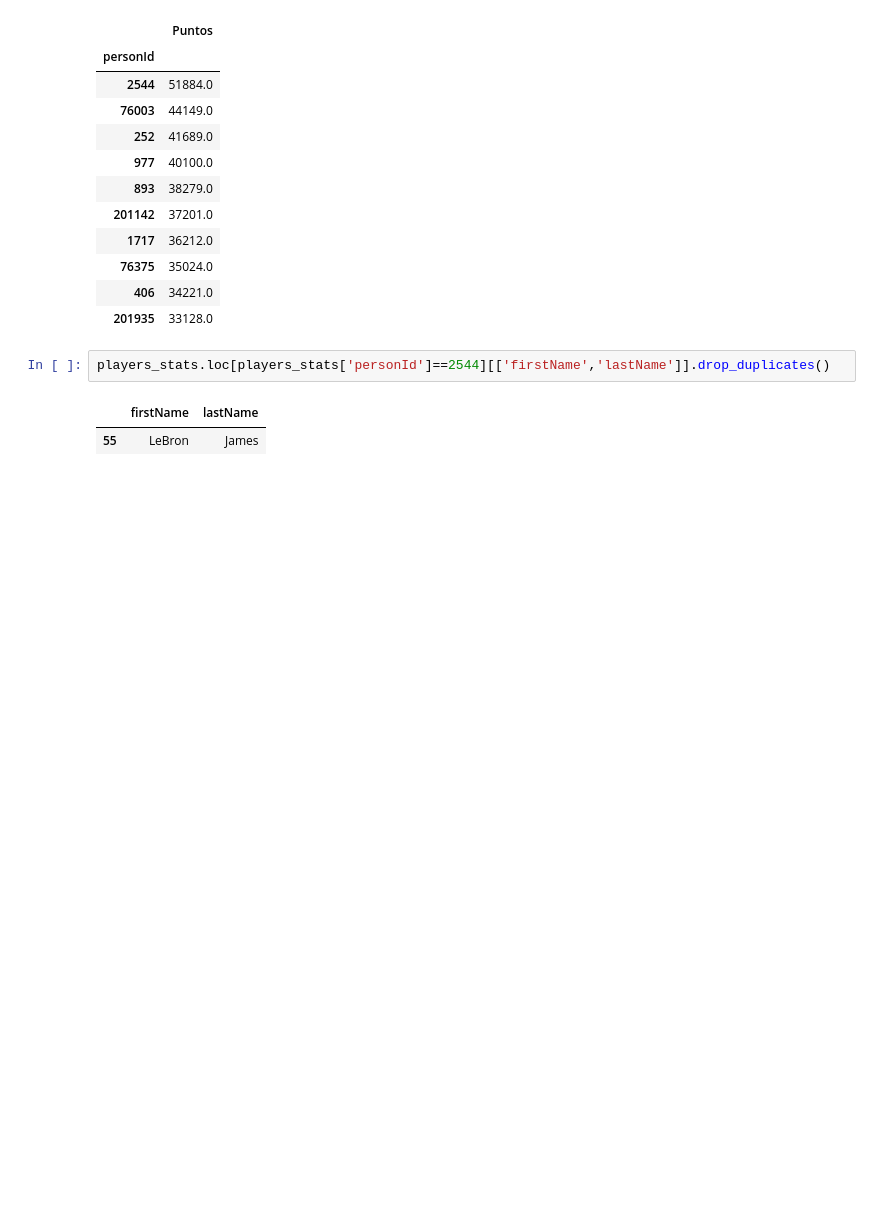
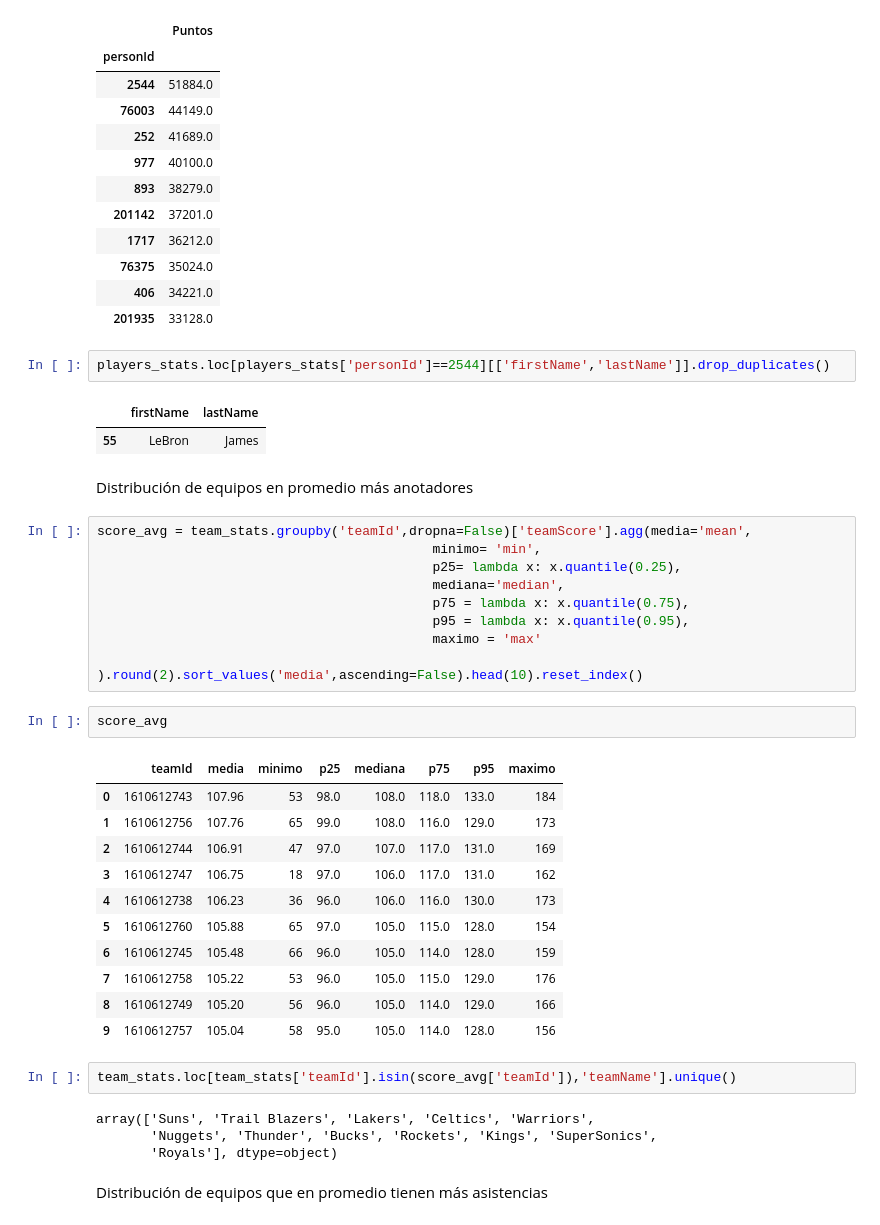
Before and after one commit to 2roma5/Diplomado_M1, a Jupyter notebook: nba.ipynb, the cells around one changed output. Cells and saved outputs as stored; diff of their text form; blank space fills up the shorter version.

```diff
--- a/nba.ipynb
+++ b/nba.ipynb
@@ -807,3 +794,36 @@ players_stats.loc[players_stats['personId']==2544][['firstName','lastName']].dro
 # %% [output]
 |  | firstName | lastName |
 | 55 | LeBron | James |
+# %% [markdown]
+Distribución de equipos en promedio más anotadores
+# %%
+score_avg = team_stats.groupby('teamId',dropna=False)['teamScore'].agg(media='mean',
+                                           minimo= 'min',
+                                           p25= lambda x: x.quantile(0.25),
+                                           mediana='median',
+                                           p75 = lambda x: x.quantile(0.75),
+                                           p95 = lambda x: x.quantile(0.95),
+                                           maximo = 'max'
+                                           ).round(2).sort_values('media',ascending=False).head(10).reset_index()
+# %%
+score_avg
+# %% [output]
+|  | teamId | media | minimo | p25 | mediana | p75 | p95 | maximo |
+| 0 | 1610612743 | 107.96 | 53 | 98.0 | 108.0 | 118.0 | 133.0 | 184 |
+| 1 | 1610612756 | 107.76 | 65 | 99.0 | 108.0 | 116.0 | 129.0 | 173 |
+| 2 | 1610612744 | 106.91 | 47 | 97.0 | 107.0 | 117.0 | 131.0 | 169 |
+| 3 | 1610612747 | 106.75 | 18 | 97.0 | 106.0 | 117.0 | 131.0 | 162 |
+| 4 | 1610612738 | 106.23 | 36 | 96.0 | 106.0 | 116.0 | 130.0 | 173 |
+| 5 | 1610612760 | 105.88 | 65 | 97.0 | 105.0 | 115.0 | 128.0 | 154 |
+| 6 | 1610612745 | 105.48 | 66 | 96.0 | 105.0 | 114.0 | 128.0 | 159 |
+| 7 | 1610612758 | 105.22 | 53 | 96.0 | 105.0 | 115.0 | 129.0 | 176 |
+| 8 | 1610612749 | 105.20 | 56 | 96.0 | 105.0 | 114.0 | 129.0 | 166 |
+| 9 | 1610612757 | 105.04 | 58 | 95.0 | 105.0 | 114.0 | 128.0 | 156 |
+# %%
+team_stats.loc[team_stats['teamId'].isin(score_avg['teamId']),'teamName'].unique()
+# %% [output]
+array(['Suns', 'Trail Blazers', 'Lakers', 'Celtics', 'Warriors',
+       'Nuggets', 'Thunder', 'Bucks', 'Rockets', 'Kings', 'SuperSonics',
+       'Royals'], dtype=object)
+# %% [markdown]
+Distribución de equipos que en promedio tienen más asistencias
```
Also changed, not shown: parts of 10 cells of this notebook.
